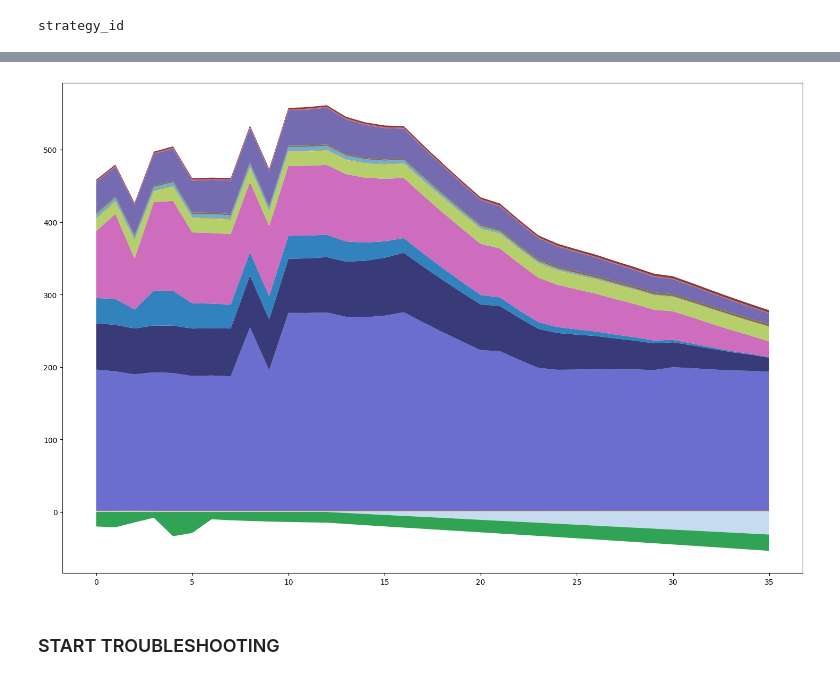
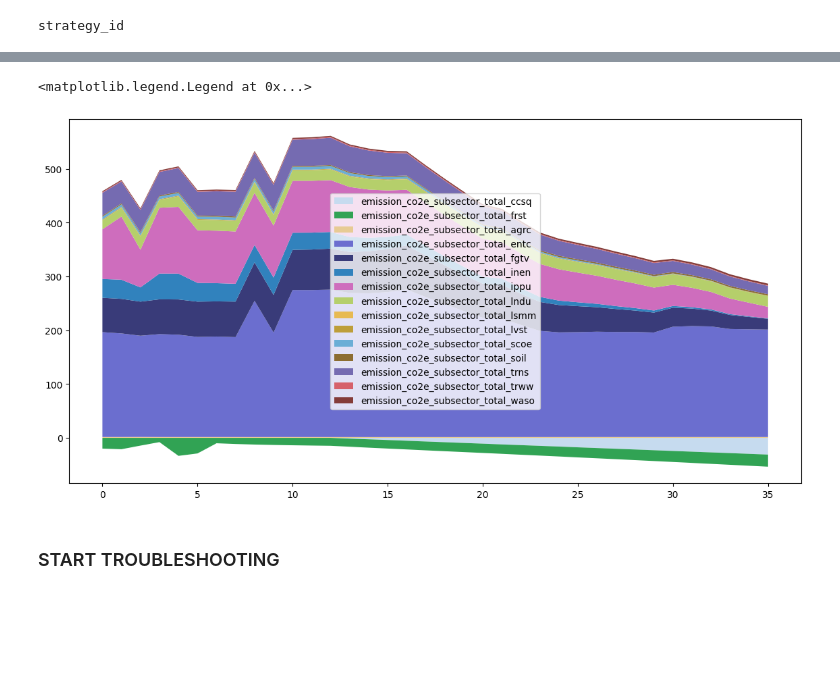
Before and after one commit to jcsyme/sisepuede_region_nbs, a Jupyter notebook: louisiana/run_louisiana.ipynb, the cells around one changed output, grey strips where cells are left out. Cells and saved outputs as stored; diff of their text form; code cells hidden in the pictures; blank space fills up the shorter version.

```diff
--- a/louisiana/run_louisiana.ipynb
+++ b/louisiana/run_louisiana.ipynb
@@ -112,10 +516,11 @@ df_input = pd.read_csv(path_data.joinpath("louisiana_inputs_raw.csv"))
 # %% [markdown]
 # build transformations
 # %%
-transformers = trf.Transformers(
-    {},
-    df_input = df_input,
-)
+import sisepuede.transformers.transformations as trnf
+importlib.reload(trnf.trs.tbe)
+importlib.reload(trnf.trs)
+importlib.reload(trnf)
+
 
 if not path_transformations.exists():
 
@@ -130,14 +535,15 @@ if not path_transformations.exists():
 # then, you can load this back in after modifying (play around with it)
 transformations = trf.Transformations(
     path_transformations,
-    transformers = transformers,
+    df_input = df_input
 )
 tab = transformations.attribute_transformation.table
-
+transformers = transformations.transformers
 
 # build strategies
 import sisepuede.transformers.strategies as sts
 importlib.reload(sts)
+
 #  build the strategies -- will export to path
 t0 = time.time()
 strategies = sts.Strategies(
@@ -1117,9 +1953,0 @@ vir = transformers.vec_implementation_ramp
-# %%
-df_6006[[x for x in df_6006.columns if "entc_capital_cost" in x]]
-
-
-for k in [
-    "nemomod_entc_capital_cost_pp_solar_mm_usd_per_gw",
-    "nemomod_entc_capital_cost_pp_wind_mm_usd_per_gw",
-
-]
@@ -1194,3 +2169,12 @@ df_evaluate = ssp.models(df_6006_try)
 # %%
-spp.plot_emissions_stack(df_evaluate, matt, )
+df_evaluate = ssp.models(df_6006_try)
+
+fig, ax = plt.subplots(figsize = (14, 7))
+spp.plot_emissions_stack(
+    df_evaluate,
+    matt,
+    figtuple = (fig, ax),
+)
+
+ax.legend()
 # %% [output]
@@ -1198,4 +2201,5 @@ spp.plot_emissions_stack(df_evaluate, matt, )
+<matplotlib.legend.Legend at 0x...>
-[figure, old version]
+[figure, new version]
 # %% [markdown]
 ### START TROUBLESHOOTING
 # %%
```
Also changed, not shown: parts of 92 cells of this notebook.
